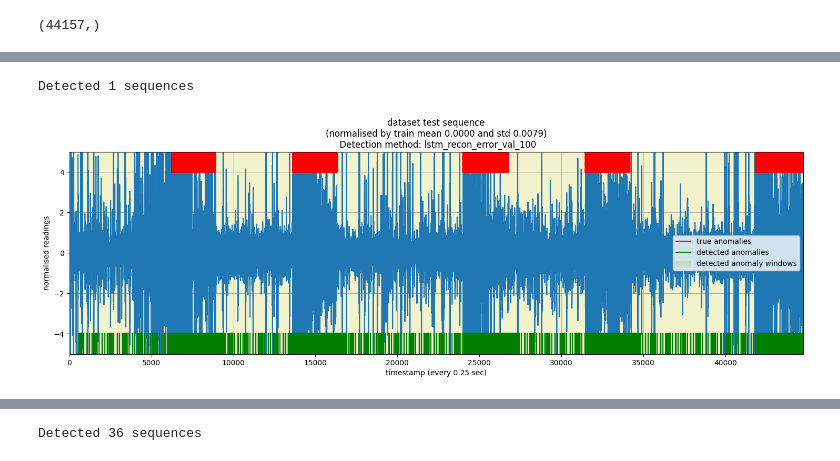
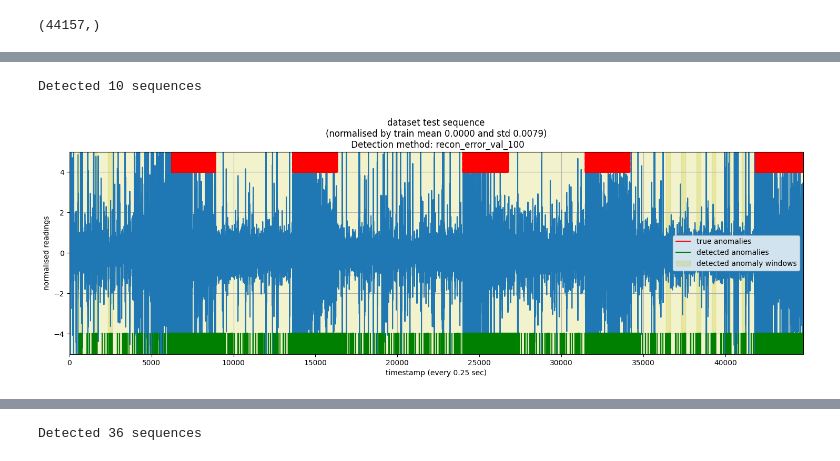
Before and after one commit to peunsu/wesad_stress_detection, a Jupyter notebook: test-model/anomaly_detection.ipynb, the cells around one changed output, grey strips where cells are left out. Saved outputs shown, nothing was run; the diff lists cells and outputs as text; code cells hidden in the pictures.

```diff
--- a/test-model/anomaly_detection.ipynb
+++ b/test-model/anomaly_detection.ipynb
@@ -88,13 +91,10 @@ result['train_std'] = train_std.values[0]
 result['t_unit'] = '0.25 sec'
 result['t_test'] = np.arange(len(test_df_normalized))
 
-n_val_vae = len(data.val_set_vae)
-n_val_lstm = len(data.val_set_lstm)
-n_test_vae = len(data.test_set_vae)
-n_test_lstm = len(data.test_set_lstm)
+n_val = len(data.val_set)
+n_test = len(data.test_set)
 
-train_set_vae_loader, val_set_vae_loader, test_set_vae_loader = data.get_vae_dataloaders(test=True)
-train_set_lstm_loader, val_set_lstm_loader, test_set_lstm_loader = data.get_lstm_dataloaders(test=True)
+train_set_loader, val_set_loader, test_set_loader = data.get_dataloaders(test=True)
 # %%
 # Evaluate ELBO and LSTM prediction error on the validation set
 # evaluate some anomaly detection metrics
@@ -125,7 +125,7 @@ def evaluate_model(data_loader):
 
     return np.concatenate(batch_recons_error), np.concatenate(batch_vae_kl)
 
-val_recons_error, val_kl_error = evaluate_model(val_set_lstm_loader)
+val_recons_error, val_kl_error = evaluate_model(val_set_loader)
 # %%
 from scipy.stats import norm
 def plot_histogram(test_anomaly_metric, n_bins, title, mean=None, std=None, xlim=None, saveplot=False):
@@ -206,7 +206,7 @@ These windows scored the top 1% of anomaly metric (75115.8671875):
 # %%
 # Evaluate the anomaly metrics on the test windows and sequences
 
-test_recons_error, test_kl_error = evaluate_model(test_set_lstm_loader)
+test_recons_error, test_kl_error = evaluate_model(test_set_loader)
 
 print("All windows' reconstruction error is computed.")
 print("The total number of windows is {}".format(len(test_recons_error)))
@@ -241,14 +241,14 @@ These windows scored the top 1% of anomaly metric (357007.6875):
 # %%
 idx_anomaly_test = result['idx_anomaly_test']
 anomaly_index_lstm = []
-test_labels_lstm = np.zeros(n_test_lstm)
+test_labels_lstm = np.zeros(n_test)
 for i in tqdm(range(len(idx_anomaly_test))):
     idx_start = idx_anomaly_test[i]-(config['l_win']*config['l_seq']-1)
     idx_end = idx_anomaly_test[i]+1
     if idx_start < 0:
         idx_start = 0
-    if idx_end > n_test_lstm:
-        idx_end = n_test_lstm
+    if idx_end > n_test:
+        idx_end = n_test
     anomaly_index_lstm.append(np.arange(idx_start,idx_end))
     test_labels_lstm[idx_start:idx_end] = 1
 
@@ -394,14 +394,14 @@ def plot_detected_anomalies(idx_detection, interval, result, detection_method, a
 # %%
 plot_detected_anomalies(idx_detection_augmented,
                         interval=config['l_win']*config['l_seq']/2,
                         result=result,
-                        detection_method='lstm_recon_error_val_100',
+                        detection_method='recon_error_val_100',
                         augmented_flag=1,
                         y_scale=5,
                         y_lim=5)
 # %% [output]
-Detected 1 sequences
+Detected 10 sequences
-[figure, old version]
+[figure, new version]
 # %%
 percentile_list = np.arange(0, 100.1, 1)
 threshold_list = np.percentile(test_recons_error, percentile_list)
```
Also changed, not shown: parts of 10 cells of this notebook, 6 other files.
